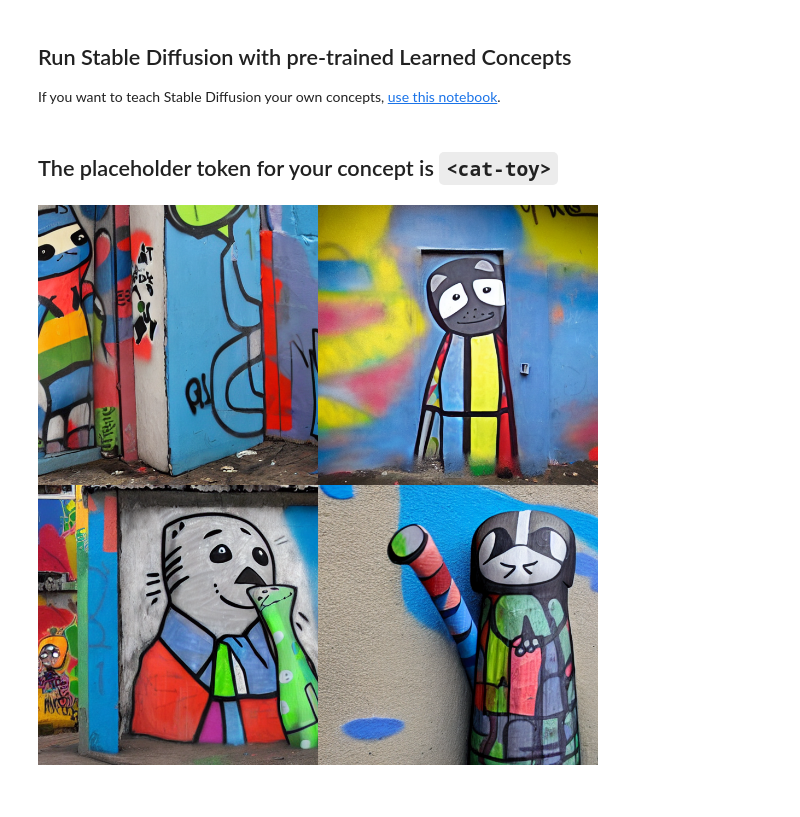
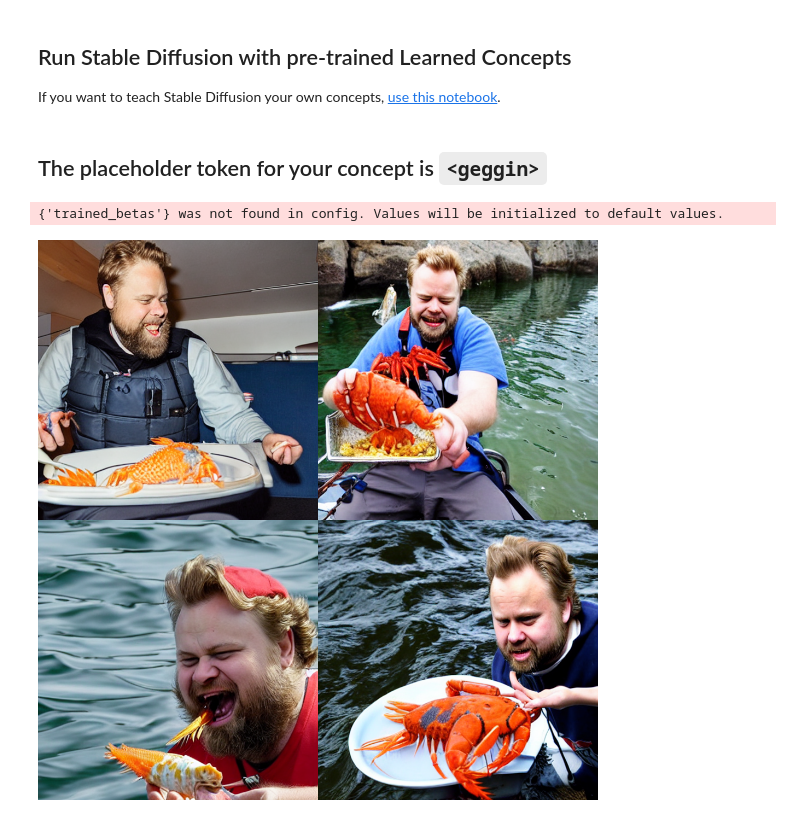
Before and after one commit to mejje/colab, a Jupyter notebook: diffusers/stable_conceptualizer_inference.ipynb, the cells around one changed output. Cells and saved outputs as stored; diff of their text form; code cells hidden in the pictures.

```diff
--- a/diffusers/stable_conceptualizer_inference.ipynb
+++ b/diffusers/stable_conceptualizer_inference.ipynb
@@ -65,7 +75,7 @@ from IPython.display import Markdown
 from huggingface_hub import hf_hub_download
 #@title Load your concept here
 #@markdown Enter the `repo_id` for a concept you like (you can find pre-learned concepts in the public [SD Concepts Library](https://huggingface.co/sd-concepts-library))
-repo_id_embeds = "mejje/geggin" #@param {type:"string"}
+repo_id_embeds = "sd-concepts-library/geggin" #@param {type:"string"}
 
 
 #@markdown (Optional) in case you have a `learned_embeds.bin` file and not a `repo_id`, add the path to `learned_embeds.bin` to the `embeds_url` variable
@@ -89,7 +99,7 @@ learned_embeds_path = f"{downloaded_embedding_folder}/learned_embeds.bin"
 
 display (Markdown("## The placeholder token for your concept is `%s`"%(placeholder_token_string)))
 # %% [output]
-## The placeholder token for your concept is `<cat-toy>`
+## The placeholder token for your concept is `<geggin>`
 # %%
 #@title Set up the Tokenizer and the Text Encoder
 tokenizer = CLIPTokenizer.from_pretrained(
@@ -129,28 +139,29 @@ load_learned_embed_in_clip(learned_embeds_path, text_encoder, tokenizer)
 # %%
 #@title Run the Stable Diffusion pipeline
 #@markdown Don't forget to use the placeholder token in your prompt
 
 from torch import autocast
 
 pipe = StableDiffusionPipeline.from_pretrained(
     pretrained_model_name_or_path,
     torch_dtype=torch.float16,
     text_encoder=text_encoder,
     tokenizer=tokenizer,
     use_auth_token=True,
 ).to("cuda")
-prompt = "\u003Cgeggin> riding a toy car" #@param {type:"string"}
+prompt = "\u003Cgeggin> eating crayfish" #@param {type:"string"}
 
 num_samples = 2 #@param {type:"number"}
 num_rows = 2 #@param {type:"number"}
 
 all_images = []
 for _ in range(num_rows):
     with autocast("cuda"):
         images = pipe([prompt] * num_samples, num_inference_steps=50, guidance_scale=7.5)["sample"]
         all_images.extend(images)
 
 grid = image_grid(all_images, num_samples, num_rows)
 grid
 # %% [output]
+{'trained_betas'} was not found in config. Values will be initialized to default values.
-[figure, old version]
+[figure, new version]
```
Also changed, not shown: parts of 2 cells of this notebook.
